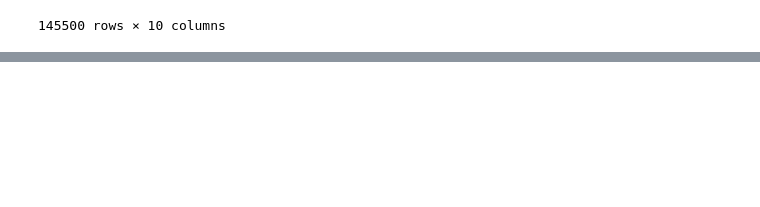
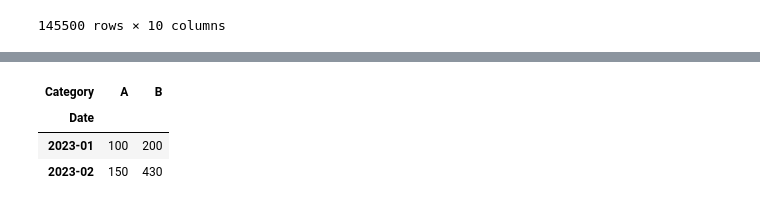
Before and after one commit to anmolzz-10/Pandas-tutorial, a Jupyter notebook: tutorial.ipynb, the cells around one changed output, grey strips where cells are left out. Cells and saved outputs as stored; diff of their text form; code cells hidden in the pictures; blank space fills up the shorter version.

```diff
--- a/tutorial.ipynb
+++ b/tutorial.ipynb
@@ -1551,0 +1709,13 @@ filtered_bios.query('born_city == "Manchester" and born_country == "USA" ' )
+# %%
+df.pivot_table(index='Date', columns='Category', values='Sales', aggfunc='sum')
+
+##Intuition:
+
+##For each (Date, Category) combo, it sums the Sales
+
+##If multiple rows exist → it aggregates them
+# %% [output]
+| Category | A | B |
+| Date |  |  |
+| 2023-01 | 100 | 200 |
+| 2023-02 | 150 | 430 |
```
Also changed, not shown: parts of 27 cells of this notebook.
